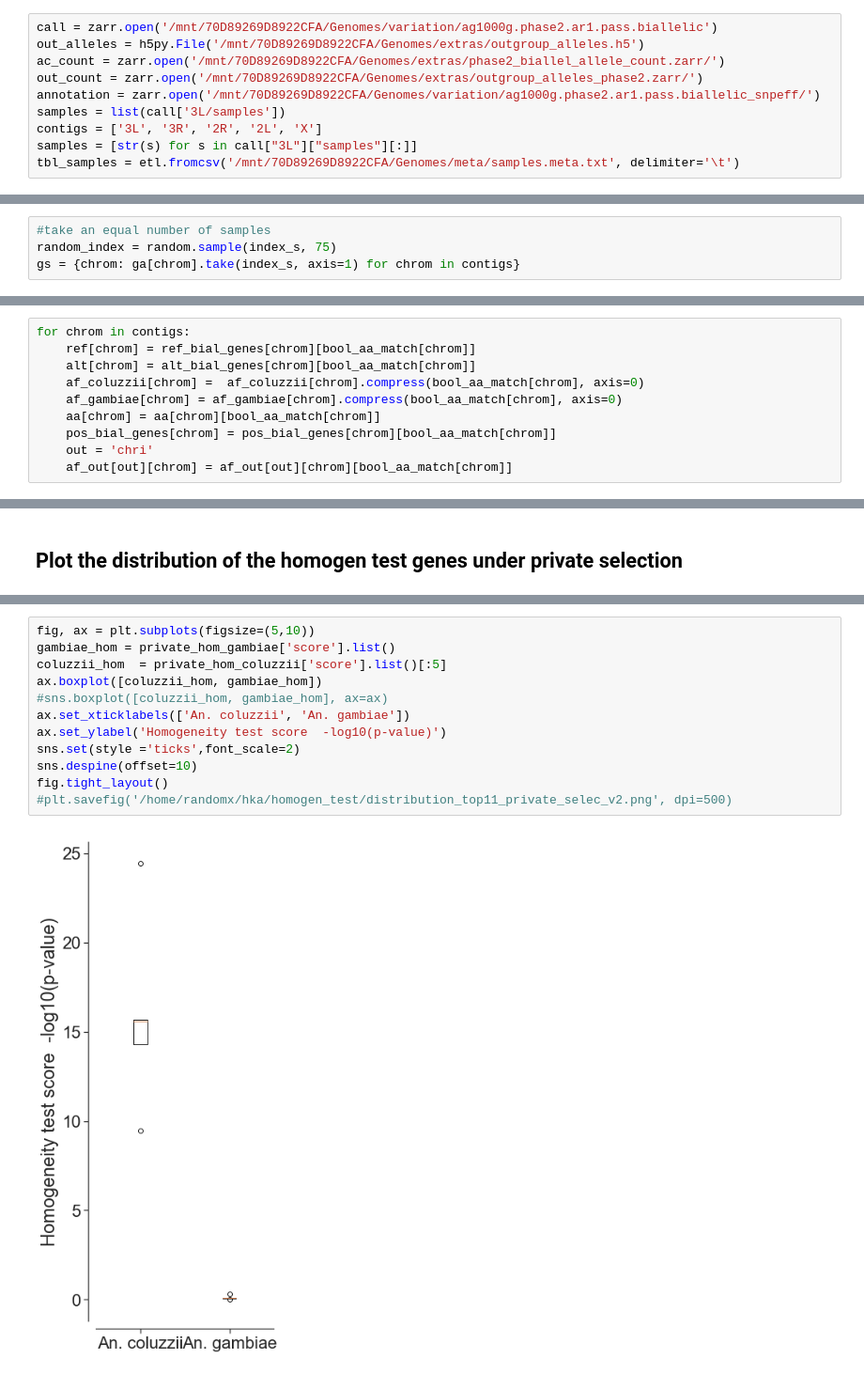
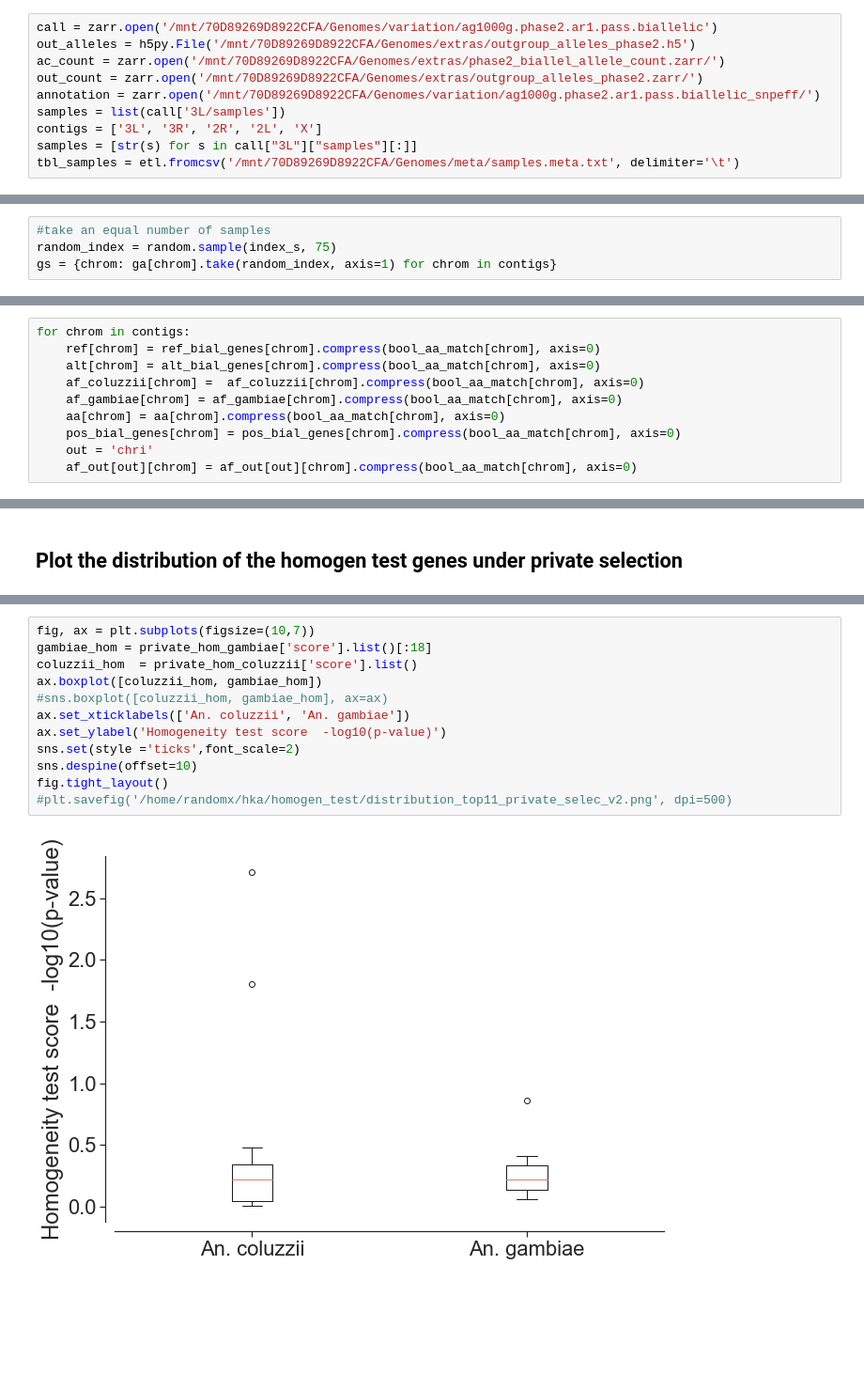
Before and after one commit to randomxsk8/notebooks, a Jupyter notebook: 30092019_hka_remastered_beta.ipynb, the cells around one changed output, grey strips where cells are left out. Shown at 94% size. Drawn from its saved outputs; the diff is of its cells as text; blank space fills up the shorter version.

```diff
--- a/30092019_hka_remastered_beta.ipynb
+++ b/30092019_hka_remastered_beta.ipynb
@@ -15,7 +15,7 @@ import scipy
 import intervaltree
 # %%
 call = zarr.open('/mnt/70D89269D8922CFA/Genomes/variation/ag1000g.phase2.ar1.pass.biallelic')
-out_alleles = h5py.File('/mnt/70D89269D8922CFA/Genomes/extras/outgroup_alleles.h5')
+out_alleles = h5py.File('/mnt/70D89269D8922CFA/Genomes/extras/outgroup_alleles_phase2.h5')
 ac_count = zarr.open('/mnt/70D89269D8922CFA/Genomes/extras/phase2_biallel_allele_count.zarr/')
 out_count = zarr.open('/mnt/70D89269D8922CFA/Genomes/extras/outgroup_alleles_phase2.zarr/')
 annotation = zarr.open('/mnt/70D89269D8922CFA/Genomes/variation/ag1000g.phase2.ar1.pass.biallelic_snpeff/')
@@ -67,7 +67,7 @@ gm = {chrom: ga[chrom].take(index_m, axis=1) for chrom in contigs}
 # %%
 #take an equal number of samples
 random_index = random.sample(index_s, 75)
-gs = {chrom: ga[chrom].take(index_s, axis=1) for chrom in contigs}
+gs = {chrom: ga[chrom].take(random_index, axis=1) for chrom in contigs}
 # %%
 acm = {chrom: gm[chrom].count_alleles() for chrom in contigs}
 seg_m = {chrom: acm[chrom].count_segregating() for chrom in contigs}
@@ -150,14 +156,14 @@ alt_bial_genes = {chrom: np.compress(is_bial_genes[chrom], alt[chrom]) for chrom
 bool_aa_match = {chrom: (aa[chrom] != b'.') & ((aa[chrom] == ref_bial_genes[chrom]) | (aa[chrom] == alt_bial_genes[chrom])) for chrom in contigs}
 # %%
 for chrom in contigs:
-    ref[chrom] = ref_bial_genes[chrom][bool_aa_match[chrom]]
-    alt[chrom] = alt_bial_genes[chrom][bool_aa_match[chrom]]
+    ref[chrom] = ref_bial_genes[chrom].compress(bool_aa_match[chrom], axis=0)
+    alt[chrom] = alt_bial_genes[chrom].compress(bool_aa_match[chrom], axis=0)
     af_coluzzii[chrom] =  af_coluzzii[chrom].compress(bool_aa_match[chrom], axis=0)
     af_gambiae[chrom] = af_gambiae[chrom].compress(bool_aa_match[chrom], axis=0)
-    aa[chrom] = aa[chrom][bool_aa_match[chrom]]
-    pos_bial_genes[chrom] = pos_bial_genes[chrom][bool_aa_match[chrom]]
+    aa[chrom] = aa[chrom].compress(bool_aa_match[chrom], axis=0)
+    pos_bial_genes[chrom] = pos_bial_genes[chrom].compress(bool_aa_match[chrom], axis=0)
     out = 'chri'
-    af_out[out][chrom] = af_out[out][chrom][bool_aa_match[chrom]]
+    af_out[out][chrom] = af_out[out][chrom].compress(bool_aa_match[chrom], axis=0)
 # %%
 bool_no_fixed = {chrom:(((af_out['chri'][chrom][:,1]  != 0) & (af_out['chri'][chrom][:,1] != 1))
                         ) for chrom in contigs}
@@ -919,17 +946,17 @@ private_hom_coluzzii.rowlengths()
 # %%
-fig, ax = plt.subplots(figsize=(5,10))
-gambiae_hom = private_hom_gambiae['score'].list()
-coluzzii_hom  = private_hom_coluzzii['score'].list()[:5]
+fig, ax = plt.subplots(figsize=(10,7))
+gambiae_hom = private_hom_gambiae['score'].list()[:18]
+coluzzii_hom  = private_hom_coluzzii['score'].list()
 ax.boxplot([coluzzii_hom, gambiae_hom])
 #sns.boxplot([coluzzii_hom, gambiae_hom], ax=ax)
 ax.set_xticklabels(['An. coluzzii', 'An. gambiae'])
 ax.set_ylabel('Homogeneity test score  -log10(p-value)')
 sns.set(style ='ticks',font_scale=2)
 sns.despine(offset=10)
 fig.tight_layout()
 #plt.savefig('/home/randomx/hka/homogen_test/distribution_top11_private_selec_v2.png', dpi=500)
 # %% [output]
-[figure, old version]
+[figure, new version]
 # %%
 #plot homog score distribution
 fig, ax = plt.subplots()
```
Also changed, not shown: parts of 44 cells of this notebook, 5 other files.
